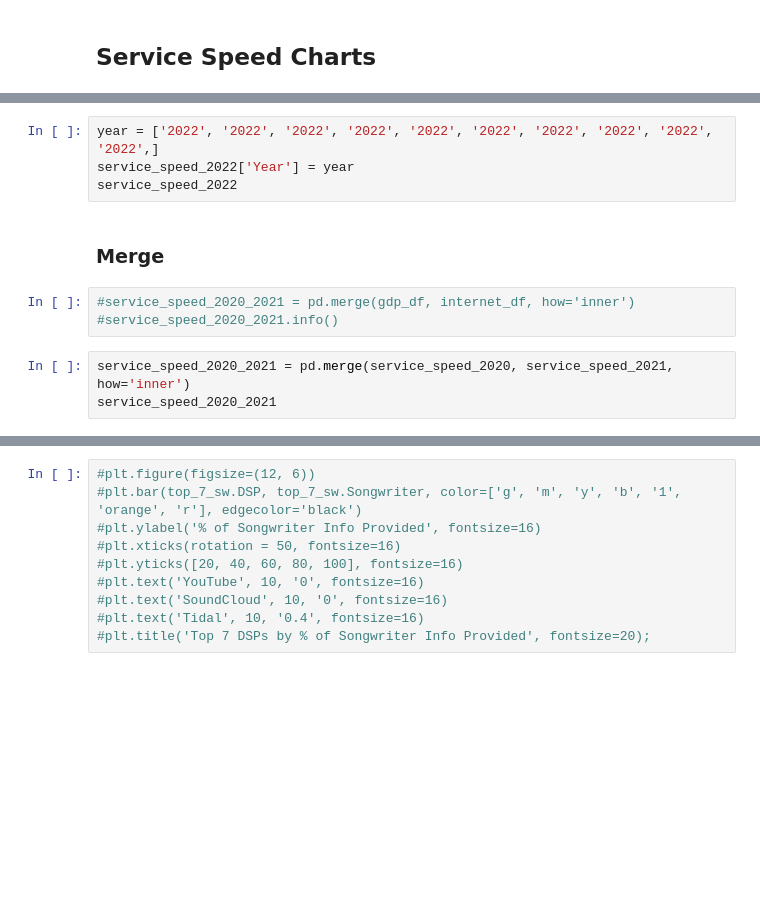
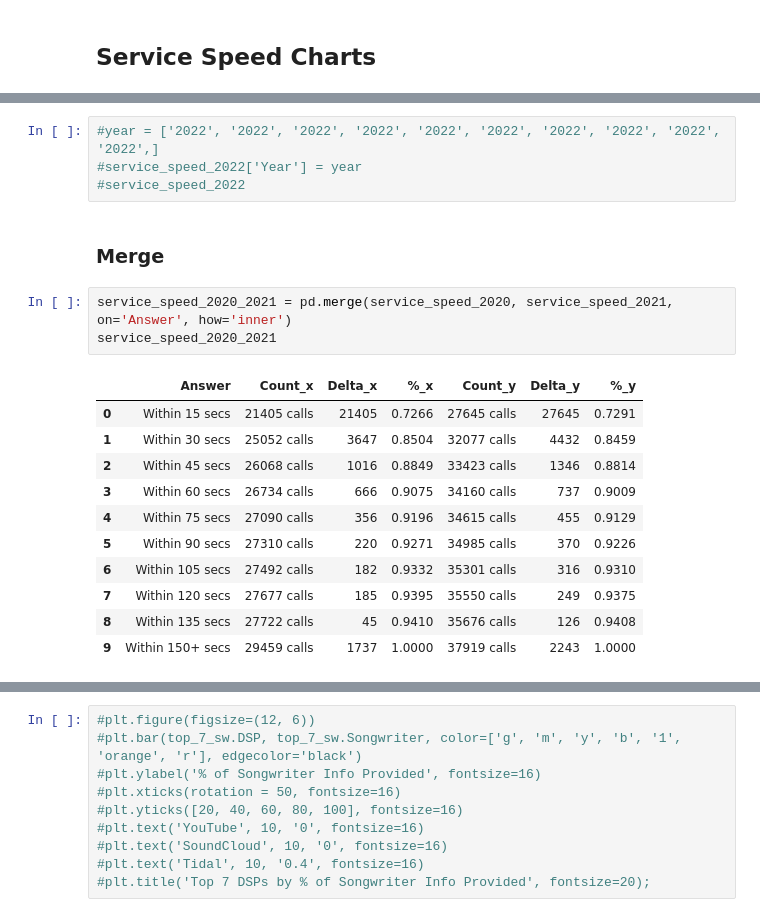
Before and after one commit to NSS-Data-Analytics-Cohort-6/fcs-crisis-sailing-the-seaborn, a Jupyter notebook: notebooks/FCS_Crisis_Study.ipynb, the cells around one changed output, grey strips where cells are left out. Cells and saved outputs as stored; diff of their text form; blank space fills up the shorter version.

```diff
--- a/notebooks/FCS_Crisis_Study.ipynb
+++ b/notebooks/FCS_Crisis_Study.ipynb
@@ -54,12 +150,21 @@ service_speed_2022
 # %%
-year = ['2022', '2022', '2022', '2022', '2022', '2022', '2022', '2022', '2022', '2022',]
-service_speed_2022['Year'] = year
-service_speed_2022
+#year = ['2022', '2022', '2022', '2022', '2022', '2022', '2022', '2022', '2022', '2022',]
+#service_speed_2022['Year'] = year
+#service_speed_2022
 # %% [markdown]
 ### Merge
-# %%
-#service_speed_2020_2021 = pd.merge(gdp_df, internet_df, how='inner')
-#service_speed_2020_2021.info()
 # %%
-service_speed_2020_2021 = pd.merge(service_speed_2020, service_speed_2021, how='inner')
+service_speed_2020_2021 = pd.merge(service_speed_2020, service_speed_2021, on='Answer', how='inner')
 service_speed_2020_2021
+# %% [output]
+|  | Answer | Count_x | Delta_x | %_x | Count_y | Delta_y | %_y |
+| 0 | Within 15 secs | 21405 calls | 21405 | 0.7266 | 27645 calls | 27645 | 0.7291 |
+| 1 | Within 30 secs | 25052 calls | 3647 | 0.8504 | 32077 calls | 4432 | 0.8459 |
+| 2 | Within 45 secs | 26068 calls | 1016 | 0.8849 | 33423 calls | 1346 | 0.8814 |
+| 3 | Within 60 secs | 26734 calls | 666 | 0.9075 | 34160 calls | 737 | 0.9009 |
+| 4 | Within 75 secs | 27090 calls | 356 | 0.9196 | 34615 calls | 455 | 0.9129 |
+| 5 | Within 90 secs | 27310 calls | 220 | 0.9271 | 34985 calls | 370 | 0.9226 |
+| 6 | Within 105 secs | 27492 calls | 182 | 0.9332 | 35301 calls | 316 | 0.9310 |
+| 7 | Within 120 secs | 27677 calls | 185 | 0.9395 | 35550 calls | 249 | 0.9375 |
+| 8 | Within 135 secs | 27722 calls | 45 | 0.9410 | 35676 calls | 126 | 0.9408 |
+| 9 | Within 150+ secs | 29459 calls | 1737 | 1.0000 | 37919 calls | 2243 | 1.0000 |
```
Also changed, not shown: parts of 18 cells of this notebook.
